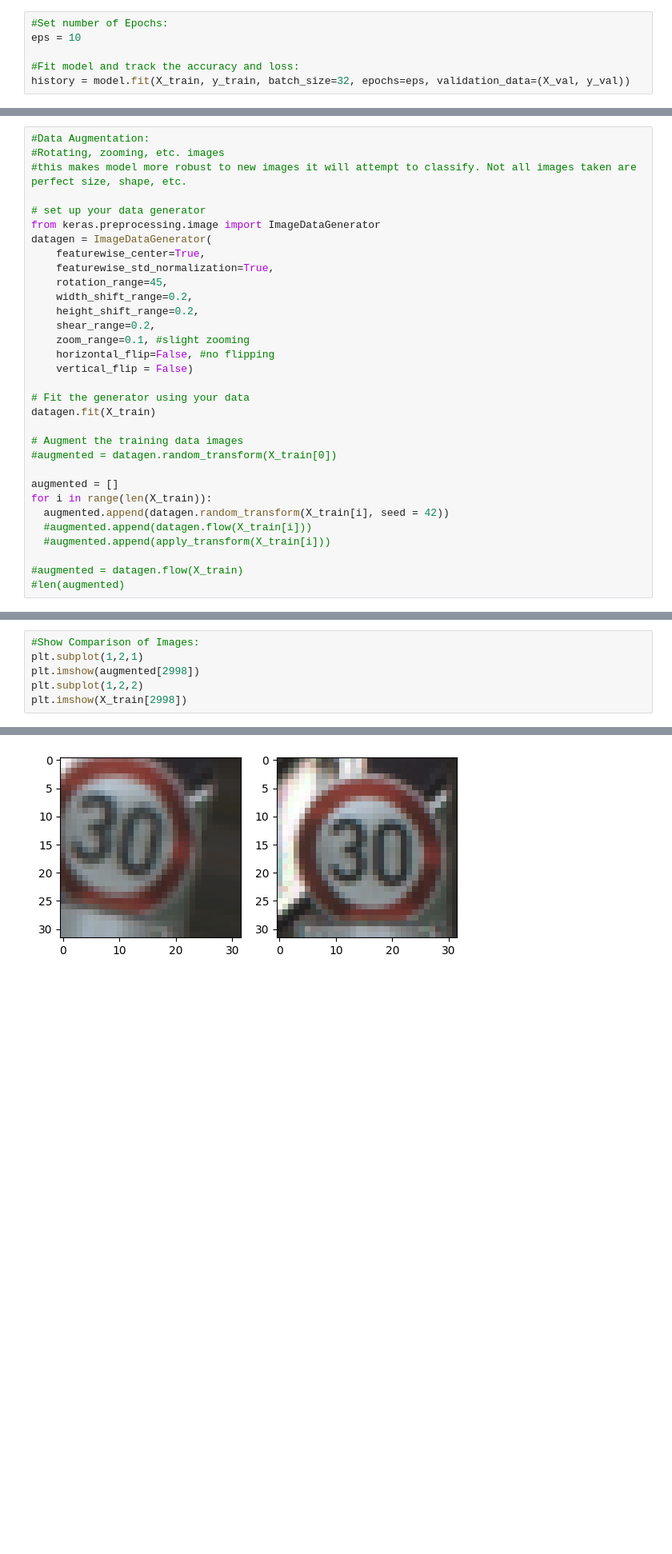
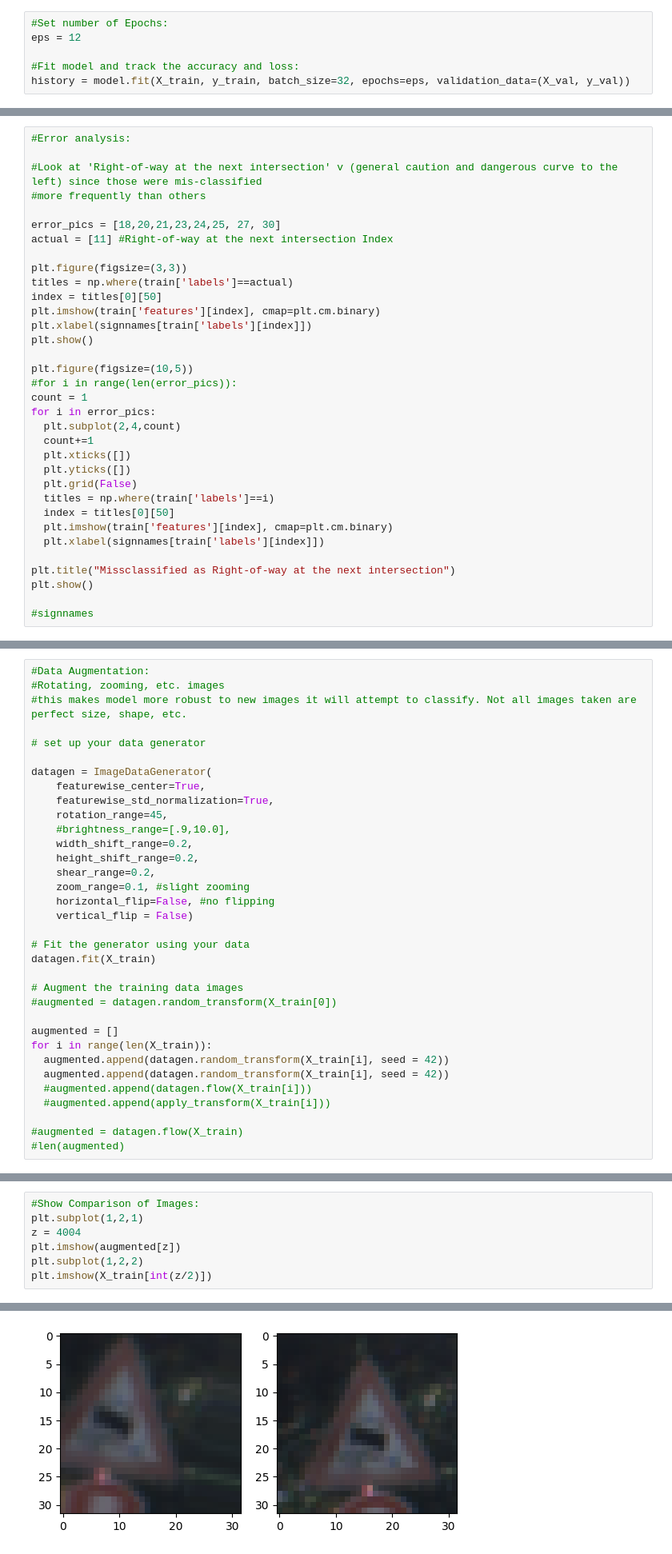
Before and after one commit to guevelel/COMP4449_Image_Classification, a Jupyter notebook: Traffic_Signs_COMP4449.ipynb, the cells around one changed output, grey strips where cells are left out. Shown at 80% size. Cells and saved outputs as stored; diff of their text form; blank space fills up the shorter version.

```diff
--- a/Traffic_Signs_COMP4449.ipynb
+++ b/Traffic_Signs_COMP4449.ipynb
@@ -244,7 +271,7 @@ model.compile(loss='categorical_crossentropy', optimizer='adam', metrics=['accur
 #Convolutional
 # %%
 #Set number of Epochs:
-eps = 10
+eps = 12
 
 #Fit model and track the accuracy and loss:
 history = model.fit(X_train, y_train, batch_size=32, epochs=eps, validation_data=(X_val, y_val))
@@ -351,0 +400,34 @@ plt.show()
+# %%
+#Error analysis:
+
+#Look at 'Right-of-way at the next intersection' v (general caution and dangerous curve to the left) since those were mis-classified
+#more frequently than others
+
+error_pics = [18,20,21,23,24,25, 27, 30]
+actual = [11] #Right-of-way at the next intersection Index
+
+plt.figure(figsize=(3,3))
+titles = np.where(train['labels']==actual)
+index = titles[0][50]
+plt.imshow(train['features'][index], cmap=plt.cm.binary)
+plt.xlabel(signnames[train['labels'][index]])
+plt.show()
+
+plt.figure(figsize=(10,5))
+#for i in range(len(error_pics)):
+count = 1
+for i in error_pics:
+  plt.subplot(2,4,count)
+  count+=1
+  plt.xticks([])
+  plt.yticks([])
+  plt.grid(False)
+  titles = np.where(train['labels']==i)
+  index = titles[0][50]
+  plt.imshow(train['features'][index], cmap=plt.cm.binary)
+  plt.xlabel(signnames[train['labels'][index]])
+
+plt.title("Missclassified as Right-of-way at the next intersection")
+plt.show()
+
+#signnames
@@ -355,11 +440,12 @@ plt.show()
 #this makes model more robust to new images it will attempt to classify. Not all images taken are perfect size, shape, etc.
 
 # set up your data generator
-from keras.preprocessing.image import ImageDataGenerator
+
 datagen = ImageDataGenerator(
     featurewise_center=True,
     featurewise_std_normalization=True,
     rotation_range=45,
+    #brightness_range=[.9,10.0],
     width_shift_range=0.2,
     height_shift_range=0.2,
     shear_range=0.2,
@@ -376,6 +462,7 @@ datagen.fit(X_train)
 augmented = []
 for i in range(len(X_train)):
   augmented.append(datagen.random_transform(X_train[i], seed = 42))
+  augmented.append(datagen.random_transform(X_train[i], seed = 42))
   #augmented.append(datagen.flow(X_train[i]))
   #augmented.append(apply_transform(X_train[i]))
 
@@ -388,12 +475,13 @@ len(X_train)
 # %%
 #Show Comparison of Images:
 plt.subplot(1,2,1)
-plt.imshow(augmented[2998])
+z = 4004
+plt.imshow(augmented[z])
 plt.subplot(1,2,2)
-plt.imshow(X_train[2998])
+plt.imshow(X_train[int(z/2)])
 # %% [output]
 <matplotlib.image.AxesImage at 0x...>
-[figure, old version]
+[figure, new version]
 # %%
 #Combine rotated training images with actual training images increase training data size
 X_train_enlarged = np.vstack((X_train, augmented))
```
Also changed, not shown: parts of 25 cells of this notebook.
